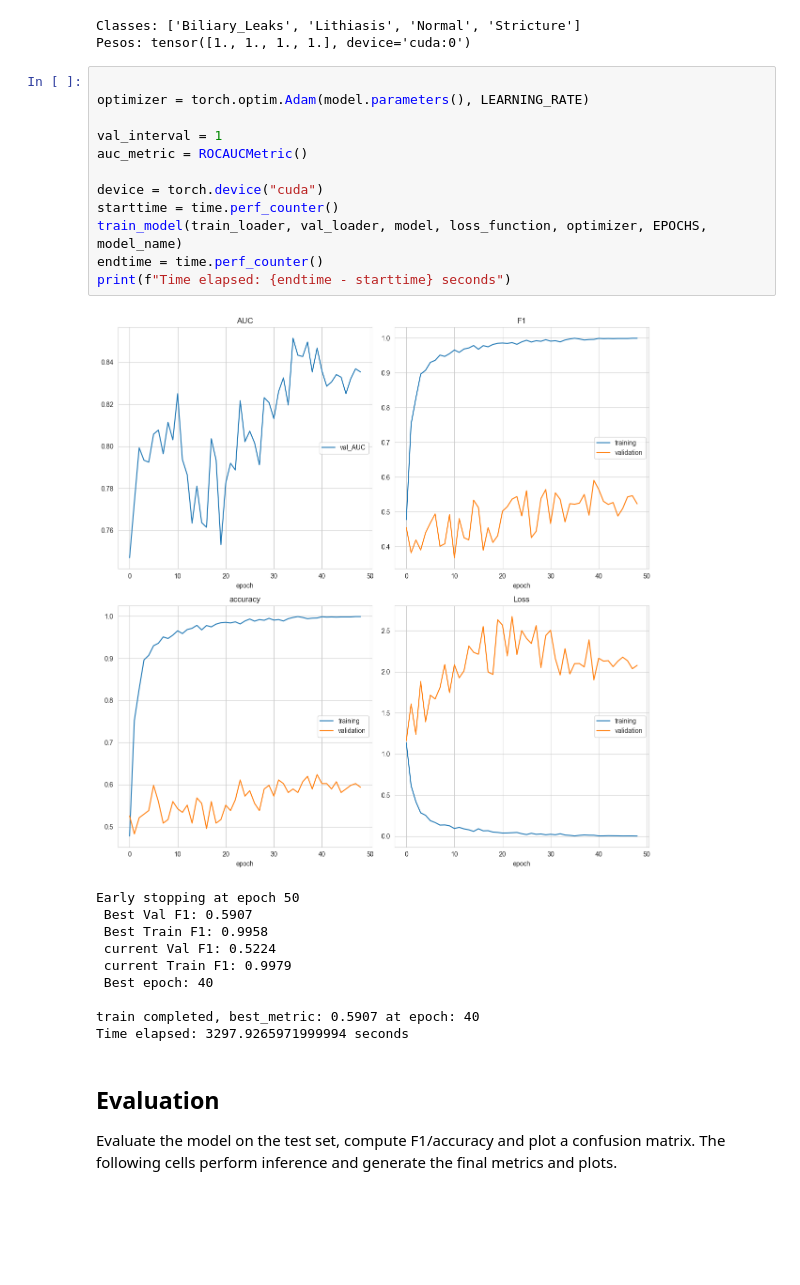
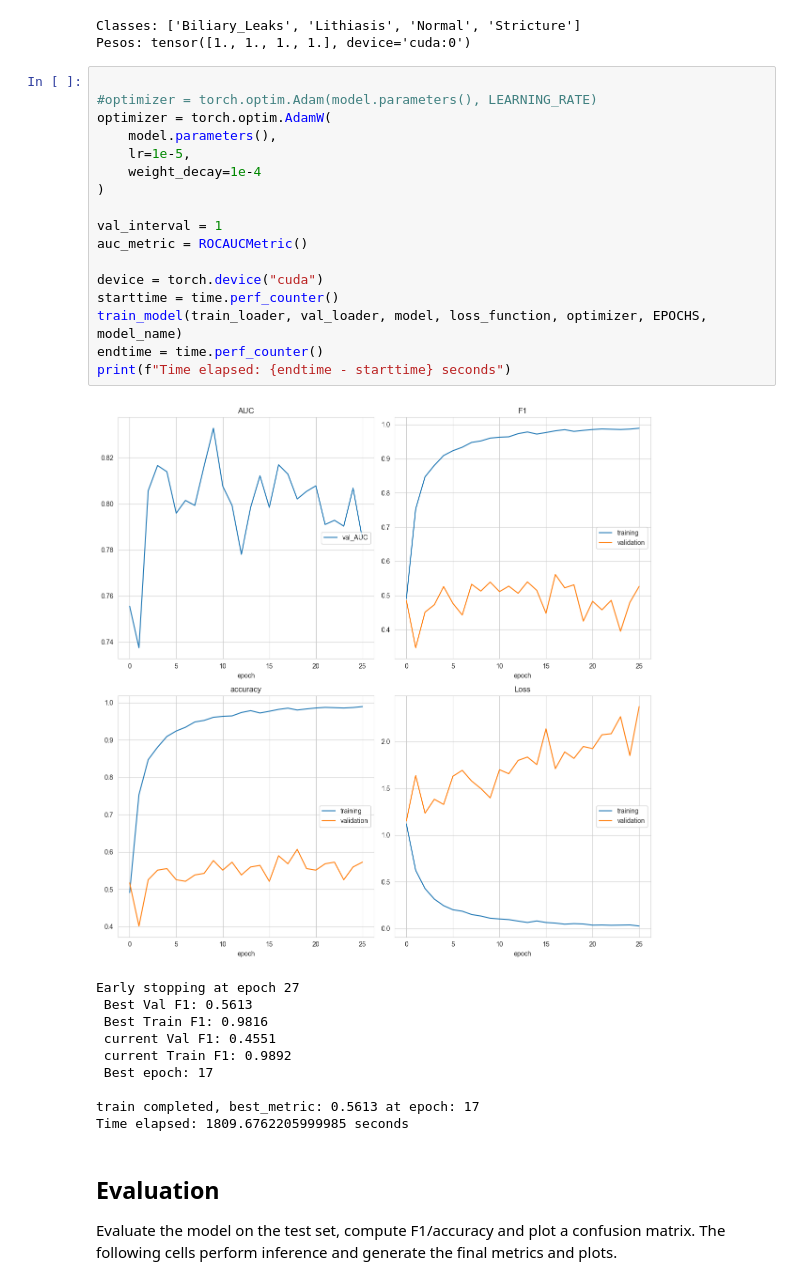
Before and after one commit to Diogo-Rodriigues/AP_Modulo2, a Jupyter notebook: training/DEITIII.ipynb, the cells around one changed output. Cells and saved outputs as stored; diff of their text form; blank space fills up the shorter version.

Commit message:
novos modelos

```diff
--- a/training/DEITIII.ipynb
+++ b/training/DEITIII.ipynb
@@ -388,27 +386,32 @@ Classes: ['Biliary_Leaks', 'Lithiasis', 'Normal', 'Stricture']
 Pesos: tensor([1., 1., 1., 1.], device='cuda:0')
 # %%
 
-optimizer = torch.optim.Adam(model.parameters(), LEARNING_RATE)
+#optimizer = torch.optim.Adam(model.parameters(), LEARNING_RATE)
+optimizer = torch.optim.AdamW(
+    model.parameters(),
+    lr=1e-5,
+    weight_decay=1e-4
+)
 
 val_interval = 1
 auc_metric = ROCAUCMetric()
 
 device = torch.device("cuda")
 starttime = time.perf_counter()
 train_model(train_loader, val_loader, model, loss_function, optimizer, EPOCHS, model_name)
 endtime = time.perf_counter()
 print(f"Time elapsed: {endtime - starttime} seconds")
 # %% [output]
-[figure, old version]
+[figure, new version]
-Early stopping at epoch 50
- Best Val F1: 0.5907
- Best Train F1: 0.9958
- current Val F1: 0.5224
- current Train F1: 0.9979
- Best epoch: 40
+Early stopping at epoch 27
+ Best Val F1: 0.5613
+ Best Train F1: 0.9816
+ current Val F1: 0.4551
+ current Train F1: 0.9892
+ Best epoch: 17
 
-train completed, best_metric: 0.5907 at epoch: 40
-Time elapsed: 3297.9265971999994 seconds
+train completed, best_metric: 0.5613 at epoch: 17
+Time elapsed: 1809.6762205999985 seconds
 # %% [markdown]
 ## Evaluation
 Evaluate the model on the test set, compute F1/accuracy and plot a confusion matrix. The following cells perform inference and generate the final metrics and plots.
```
Also changed, not shown: parts of 2 cells of this notebook, 30 other files.
